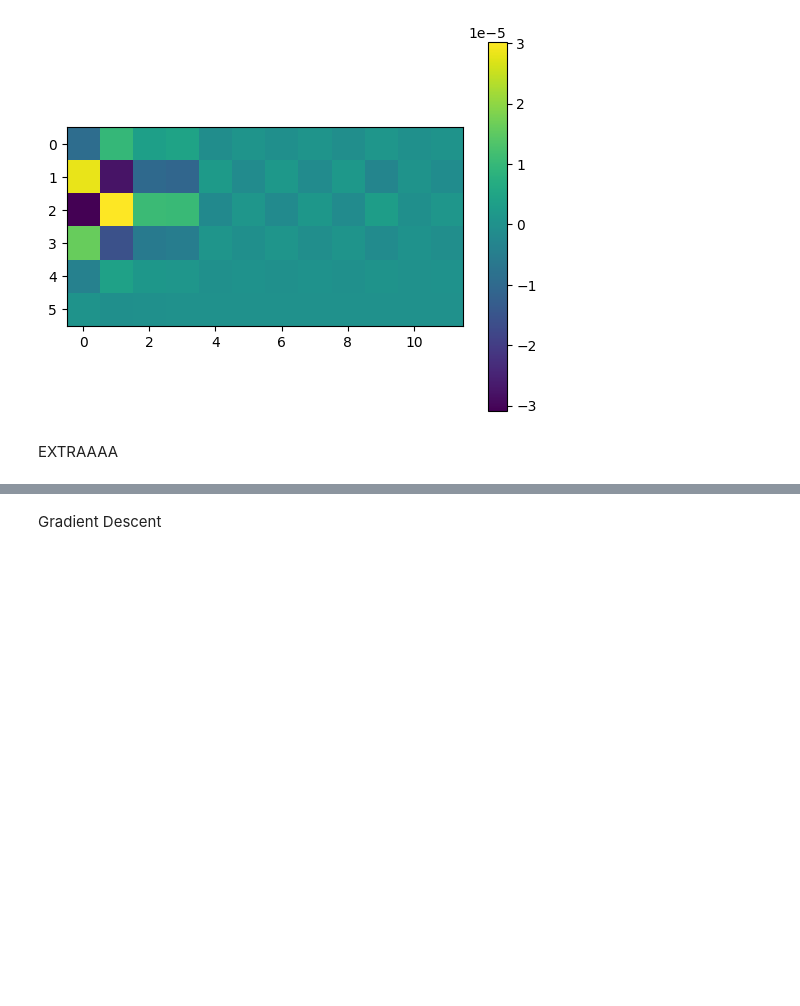
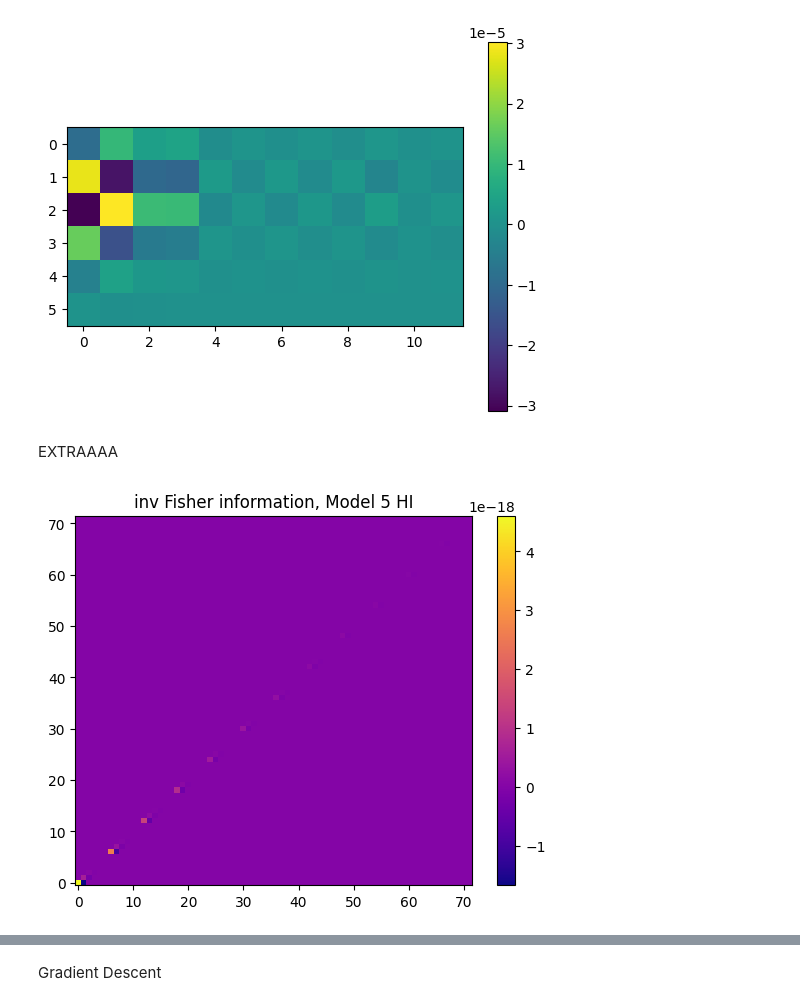
Before and after one commit to urwa99/MASS_Thesis, a Jupyter notebook: HI/SMICA_HI5.ipynb, the cells around one changed output, grey strips where cells are left out. Drawn from its saved outputs; the diff is of its cells as text; code cells hidden in the pictures; blank space fills up the shorter version.

Commit message:
fisher matrix computed

```diff
--- a/HI/SMICA_HI5.ipynb
+++ b/HI/SMICA_HI5.ipynb
@@ -629,0 +683,15 @@ EXTRAAAA
+# %%
+F_hat=fisher_information(C_fit_binned)
+# %%
+inv_fish= np.linalg.inv(F)
+inv_fish_hat= np.linalg.inv(F_hat)
+# %%
+v_min= np.min(inv_fish_hat)
+v_max= np.max(inv_fish_hat)
+# %%
+plt.imshow(inv_fish_hat, origin='lower', cmap='plasma', aspect='auto', vmin=v_min, vmax=v_max)
+plt.colorbar()
+plt.title(f"inv Fisher information, Model 5 HI")
+plt.show()
+# %% [output]
+[figure, added]
```
Also changed, not shown: parts of 5 cells of this notebook.
